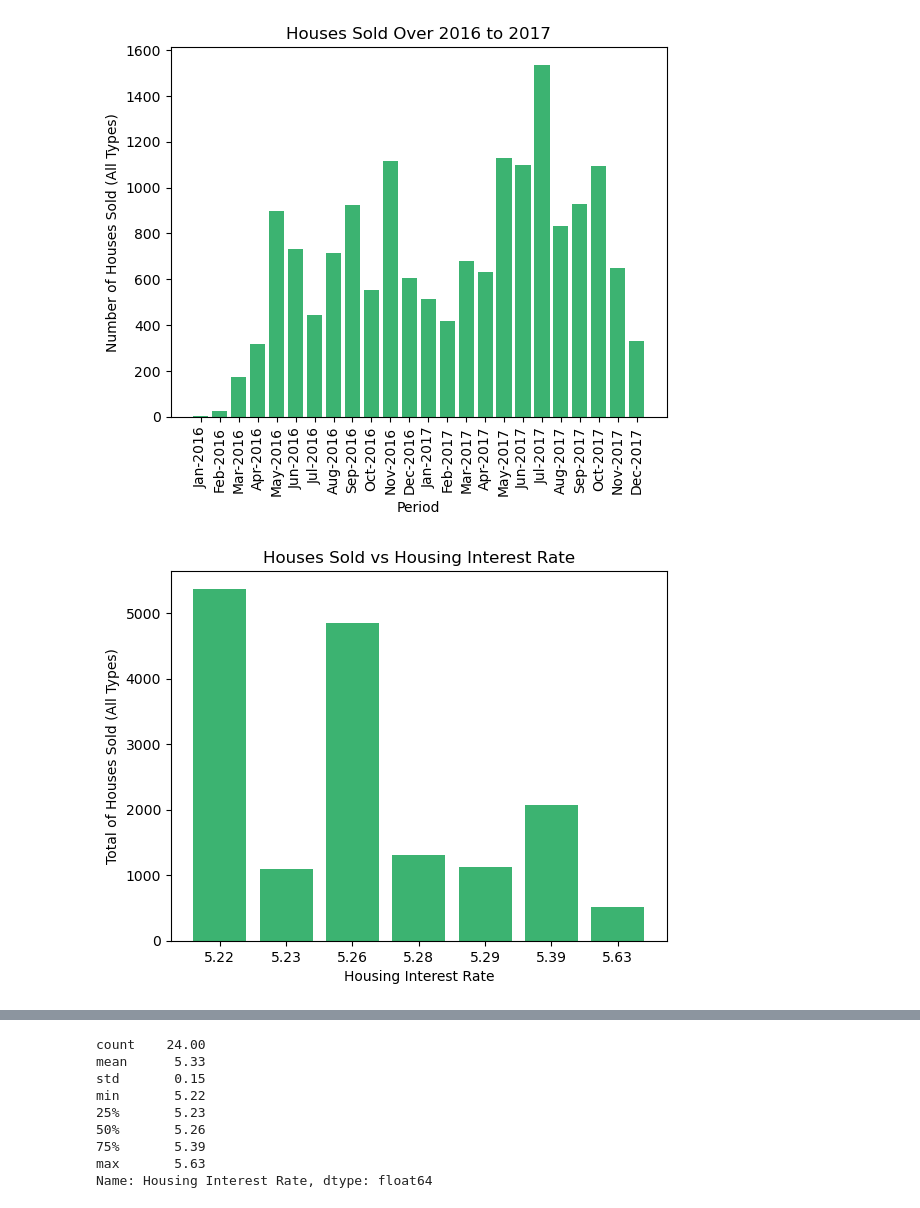
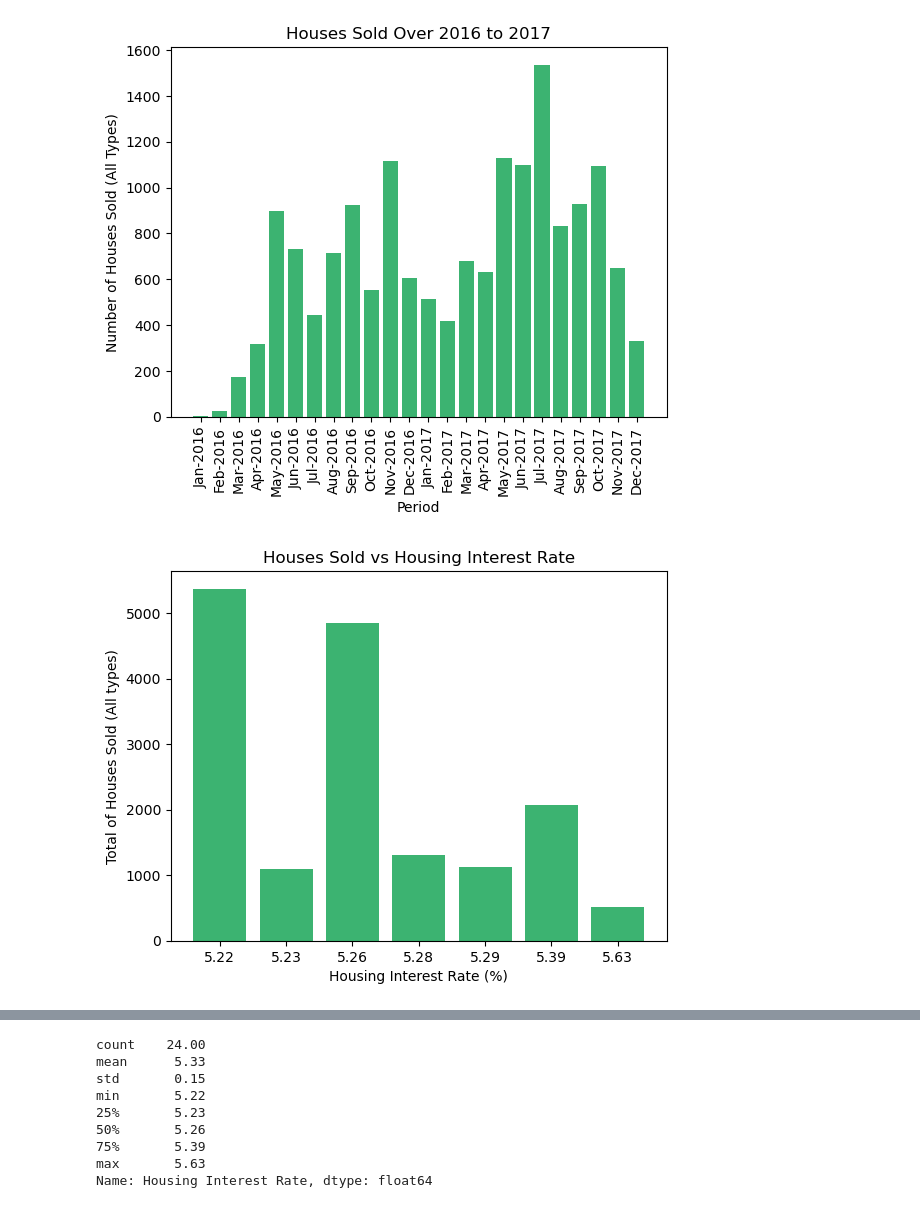
Before and after one commit to Anton0Lee/Project1_grp5, a Jupyter notebook: project1 main codes_Q1.ipynb, the cells around one changed output, grey strips where cells are left out. Cells and saved outputs as stored; diff of their text form; code cells hidden in the pictures.

```diff
--- a/project1 main codes_Q1.ipynb
+++ b/project1 main codes_Q1.ipynb
@@ -219,9 +233,9 @@ plt.show()
 # %%
 # Bar plot for Sale counts VS Interest rate
 plt.bar(housing_and_irate_df3['Housing Interest Rate'], housing_and_irate_df3['Sale Counts (sum)'], color='mediumseagreen')
 plt.title('Houses Sold vs Housing Interest Rate')
-plt.xlabel('Housing Interest Rate')
-plt.ylabel('Total of Houses Sold (All Types)')
+plt.xlabel('Housing Interest Rate (%)')
+plt.ylabel('Total of Houses Sold (All types)')
 plt.show()
 # %% [output]
-[figure, old version]
+[figure, new version]
```
Also changed, not shown: parts of 4 cells of this notebook.
